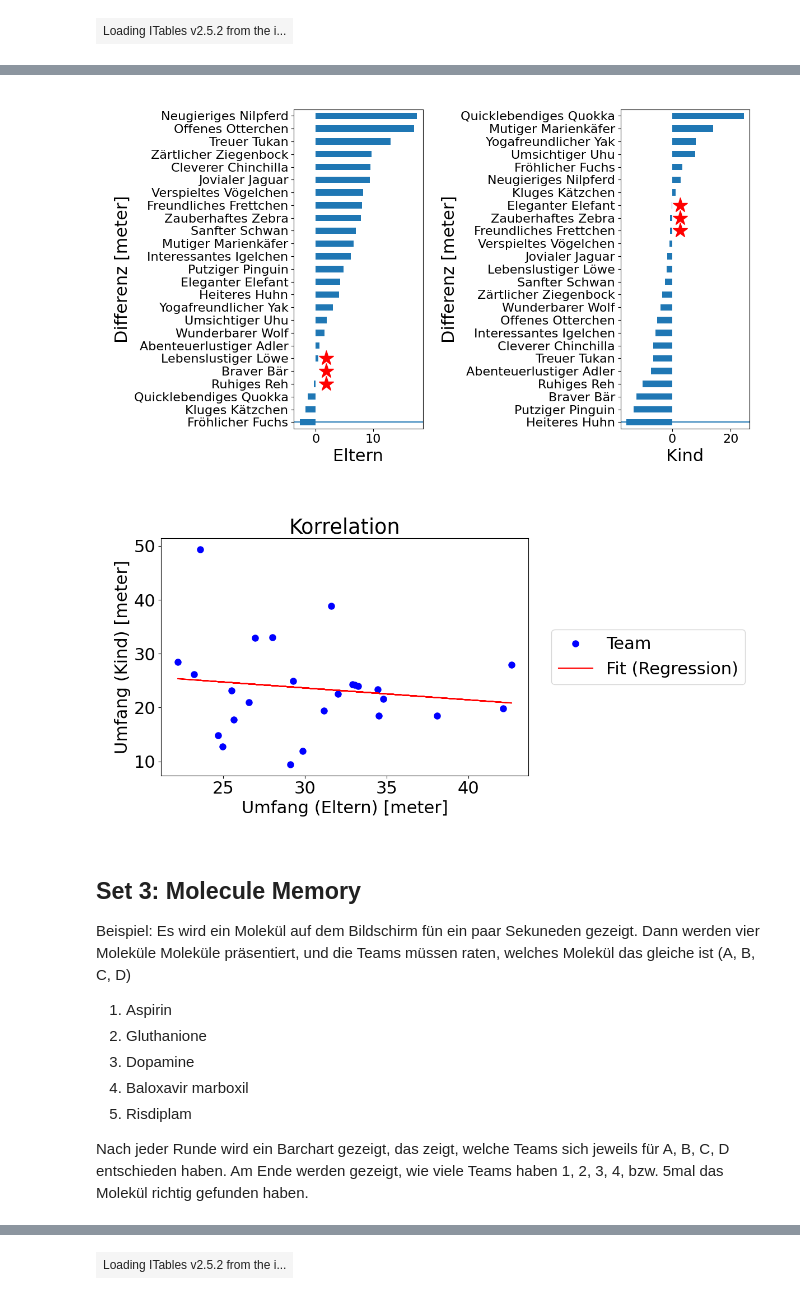
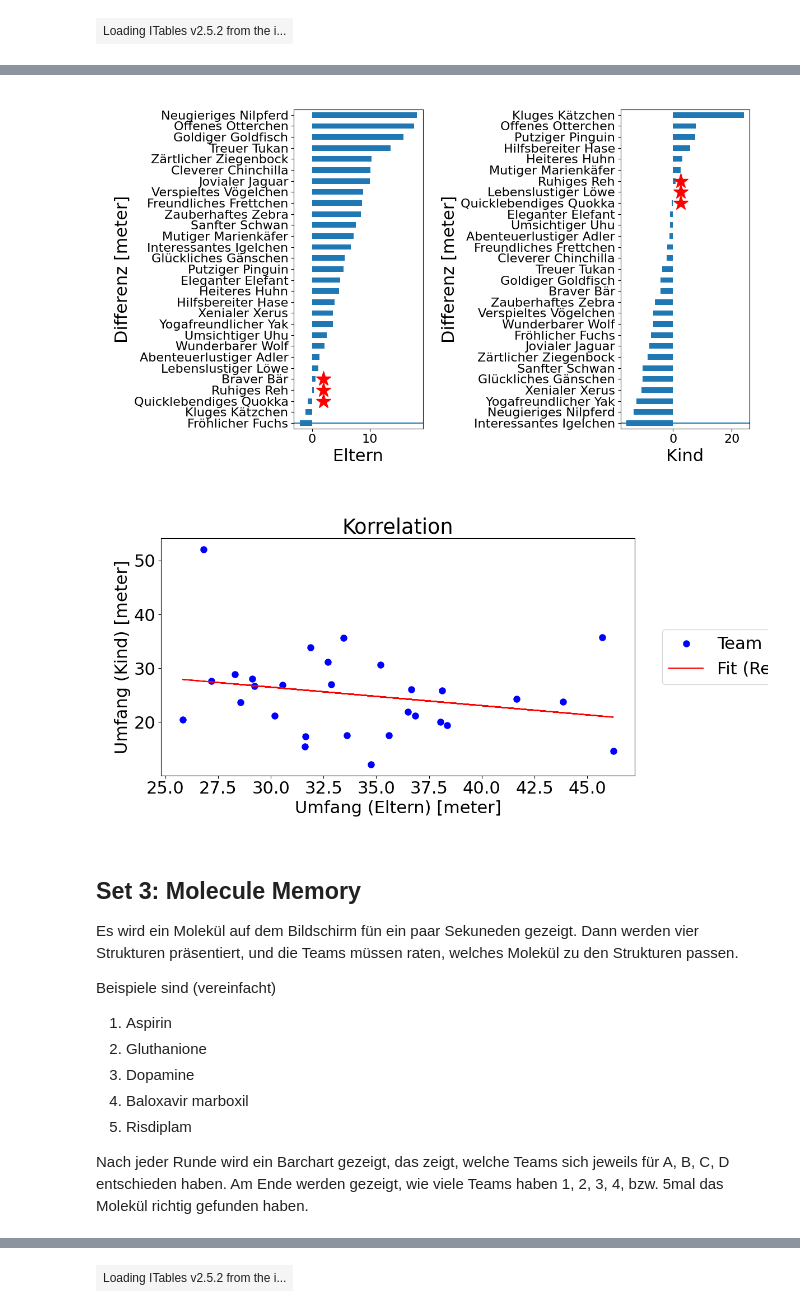
Before and after one commit to bedapub/2025-10-Zukunftstag-simulation, a Jupyter notebook: 2025-10-Zukunftstag-simulation.ipynb, the cells around one changed output, grey strips where cells are left out. Saved outputs shown, nothing was run; the diff lists cells and outputs as text; code cells hidden in the pictures.

```diff
--- a/2025-10-Zukunftstag-simulation.ipynb
+++ b/2025-10-Zukunftstag-simulation.ipynb
@@ -39,11 +41,11 @@ matplotlib.rcParams['figure.figsize'] = [8, 8]
 itables.options.allow_html = True
 itables.options.style = "table-layout: auto; width: auto; font-size: huge;"
 
-n_teilnahme = 25
+n_teilnahme = 29
 random.seed(1887)
 np.random.seed(1887)
 
-umfang_ground_truth = 25
+umfang_ground_truth = 28
 # %%
 def which_true(bool_list):
     res = [i for i, val in enumerate(bool_list) if val]
@@ -272,0 +294,26 @@ plt.show()
+# %%
+fig, ax = plt.subplots(1, 1, figsize=(11, 6), tight_layout=True)
+team_df.boxplot(['Kind_Umfang', 'Eltern_Umfang'], ax=ax,
+                grid=False, positions=[1,2],
+                showfliers=False,
+                boxprops=dict(linewidth=0),
+                whiskerprops=dict(linewidth=0),
+                medianprops=dict(linewidth=6, color="blueviolet", linestyle="--"),
+                capprops=dict(linewidth=0))
+ax.plot(np.random.normal(1, 0.05, len(team_df)),
+        team_df['Kind_Umfang'], color="orange", linestyle="none", marker="o", markersize=8, label="Kind")
+ax.plot(np.random.normal(2, 0.05, len(team_df)),
+        team_df['Eltern_Umfang'], color="darkblue", linestyle="none", marker="o", markersize=8, label="Eltern")
+bcursor = mc.cursor(hover=mc.HoverMode.Transient)
+bcursor.connect("add", lambda sel: sel.annotation.set_text(team_df["Team_de"][sel.index] + "\n" +
+                                                          team_df["Kind"][sel.index] + ": " + str(team_df["Kind_Umfang"][sel.index]) + "m\n" +
+                                                          team_df["Eltern"][sel.index] + ": " + str(team_df["Eltern_Umfang"][sel.index]) + "m"))
+ugt_line = ax.axhline(umfang_ground_truth, color="red", ls="-", linewidth=3,
+                       label="Umfang (" + str(umfang_ground_truth) + "m)")
+um_line = ax.axhline(all_umfang_med, color="blueviolet", ls="--", linewidth=3,
+                    label="Median (" + str(all_umfang_med) + "m)")
+ax_handles, ax_labels = ax.get_legend_handles_labels()
+ax.set_ylabel("Umfang [meter]")
+ax.legend(handles=ax_handles,
+            labels=ax_labels, bbox_to_anchor=(1.04, 0.5), loc="center left")
+plt.show()
@@ -309,40 +358,42 @@ for i in range(len(axes)):
     axes[i].tick_params(axis='both', which='major', labelsize=16)
 plt.show()
 # %% [output]
-[figure, old version]
+[figure, new version]
 # %%
 umfang_coef = np.polyfit(team_df['Eltern_Umfang'],
                          team_df['Kind_Umfang'], 1)
 umfang_poly1d_fn = np.poly1d(umfang_coef)
 
 fig, ax = plt.subplots(1, 1, figsize=(12, 6), tight_layout=True)
 ax.plot("Eltern_Umfang", "Kind_Umfang", data=team_df,
          markersize=8, label="Team",
          linestyle="none", color="blue", marker="o")
-cursor = mc.cursor(hover=mc.HoverMode.Transient)
-cursor.connect("add", lambda sel: sel.annotation.set_text(team_df["Team_de"][sel.index] + "\n" +
+ucursor = mc.cursor(hover=mc.HoverMode.Transient)
+ucursor.connect("add", lambda sel: sel.annotation.set_text(team_df["Team_de"][sel.index] + "\n" +
                                               team_df["Eltern"][sel.index] + ": " + str(team_df["Eltern_Umfang"][sel.index]) + "m\n" +
                                               team_df["Kind"][sel.index] + ": " + str(team_df["Kind_Umfang"][sel.index]) + "m"))
 ax.plot(team_df['Eltern_Umfang'],
         umfang_poly1d_fn(team_df['Eltern_Umfang']), 'r',
        label="Fit (Regression)")
 ax.set_xlabel("Umfang (Eltern) [meter]")
 ax.set_ylabel("Umfang (Kind) [meter]")
 ax.set_title("Korrelation")
 
 # Shrink current axis by 20%
 box = ax.get_position()
 ax.set_position([box.x0, box.y0, box.width * 0.8, box.height])
 
 ax.legend(bbox_to_anchor=(1.04, 0.5), loc="center left")
 plt.show()
 ##plt.close(fig)
 # %% [output]
-[figure, old version]
+[figure, new version]
 # %% [markdown]
 ## Set 3: Molecule Memory
 
-Beispiel: Es wird ein Molekül auf dem Bildschirm fün ein paar Sekuneden gezeigt. Dann werden vier Moleküle Moleküle präsentiert, und die Teams müssen raten, welches Molekül das gleiche ist (A, B, C, D)
+Es wird ein Molekül auf dem Bildschirm fün ein paar Sekuneden gezeigt. Dann werden vier Strukturen präsentiert, und die Teams müssen raten, welches Molekül zu den Strukturen passen.
+
+Beispiele sind (vereinfacht)
 
 1. Aspirin
 2. Gluthanione
```
Also changed, not shown: parts of 16 cells of this notebook.
